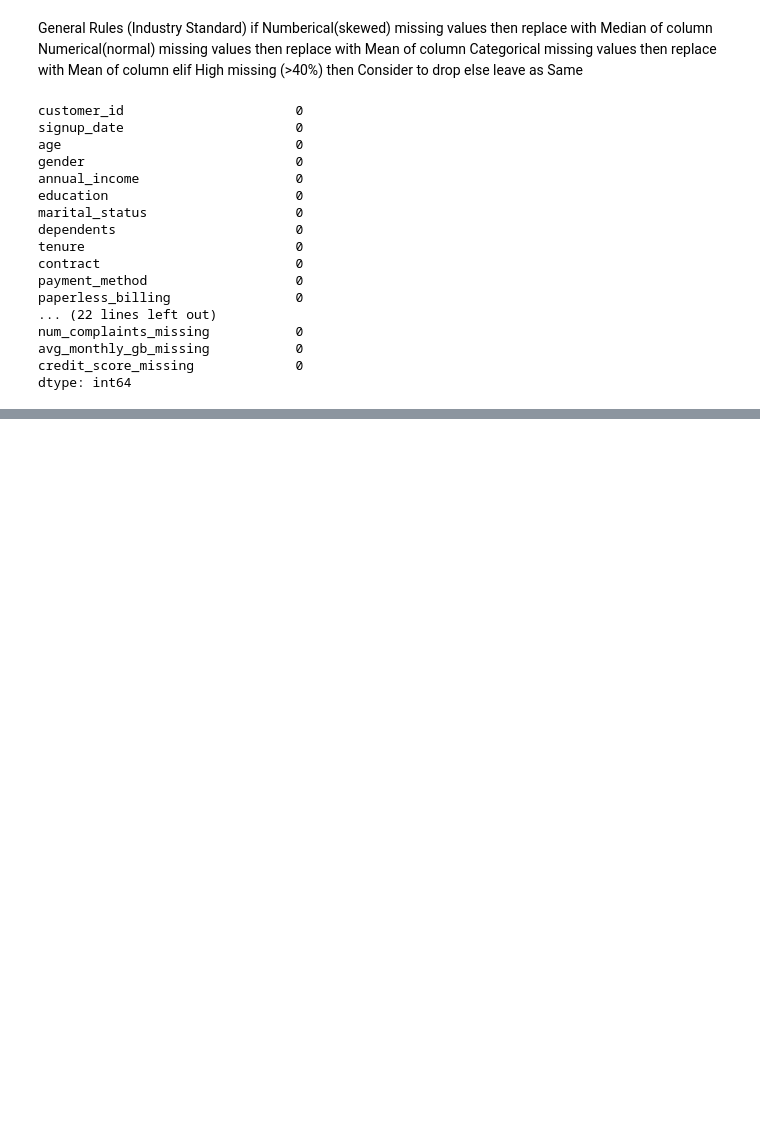
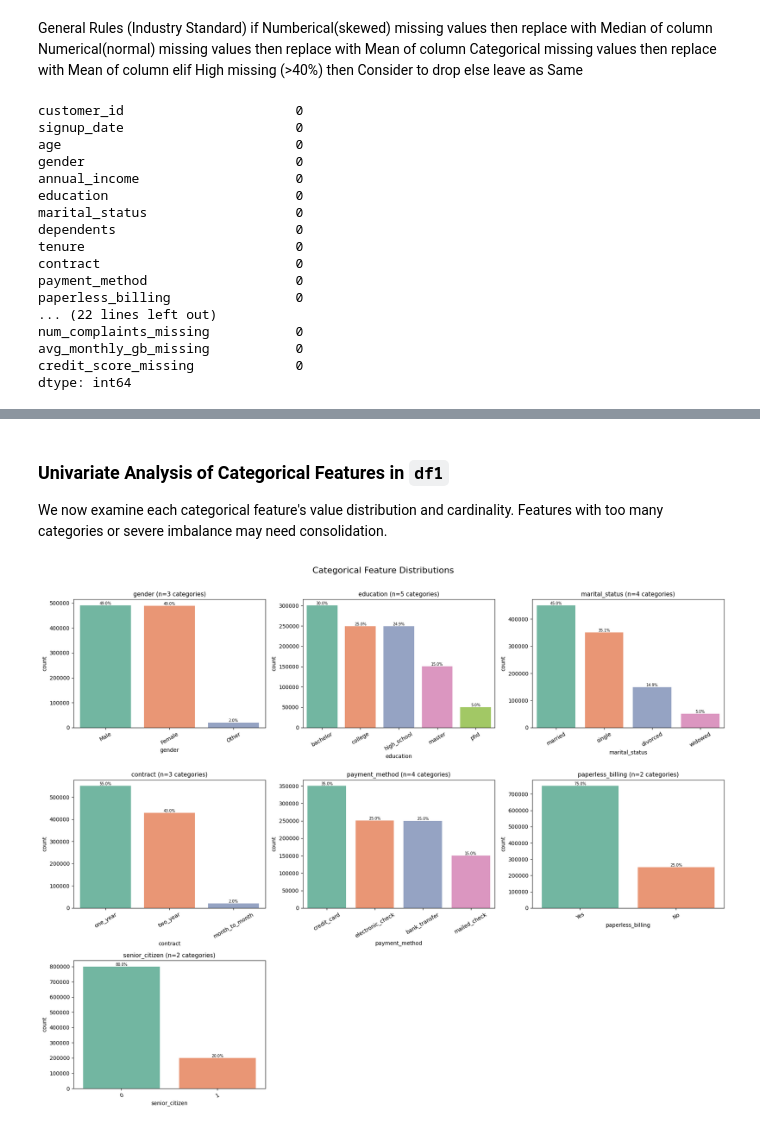
Before and after one commit to JamieTse-intern/Telecom-Customer-Churn-Analysis, a Jupyter notebook: customer_churn_prediction_1.ipynb, the cells around one changed output, grey strips where cells are left out. Saved outputs shown, nothing was run; the diff lists cells and outputs as text; code cells hidden in the pictures; blank space fills up the shorter version.

```diff
--- a/customer_churn_prediction_1.ipynb
+++ b/customer_churn_prediction_1.ipynb
@@ -405,0 +532,29 @@ dtype: int64
+# %% [markdown]
+### Univariate Analysis of Categorical Features in `df1`
+
+We now examine each categorical feature's value distribution and cardinality. Features with too many categories or severe imbalance may need consolidation.
+# %%
+# Categorical features (excluding customer_id which is a unique identifier)
+cat_features = ['gender', 'education', 'marital_status', 'contract',
+                'payment_method', 'paperless_billing', 'senior_citizen']
+
+# Count plots with percentage annotations
+fig, axes = plt.subplots(3, 3, figsize=(18, 14))
+axes = axes.flatten()
+for i, col in enumerate(cat_features):
+    order = df1[col].value_counts().index
+    sns.countplot(data=df1, x=col, order=order, palette='Set2', ax=axes[i])
+    axes[i].set_title(f'{col} (n={df1[col].nunique()} categories)', fontsize=11)
+    axes[i].tick_params(axis='x', rotation=30)
+    total = len(df1)
+    for p in axes[i].patches:
+        pct = p.get_height() / total * 100
+        axes[i].annotate(f'{pct:.1f}%', (p.get_x() + p.get_width() / 2, p.get_height()),
+                         ha='center', va='bottom', fontsize=7)
+for j in range(i + 1, len(axes)):
+    fig.delaxes(axes[j])
+plt.suptitle('Categorical Feature Distributions', fontsize=16, y=1.01)
+plt.tight_layout()
+plt.show()
+# %% [output]
+[figure, added]
```
Also changed, not shown: parts of 11 cells of this notebook.
